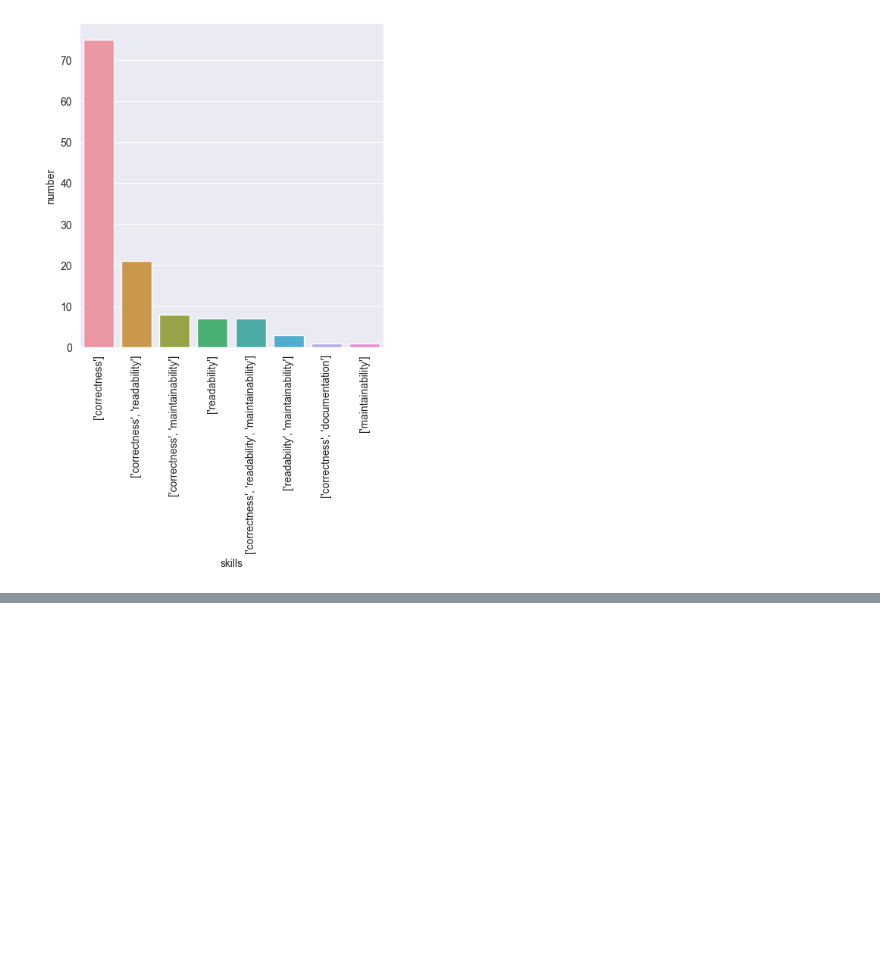
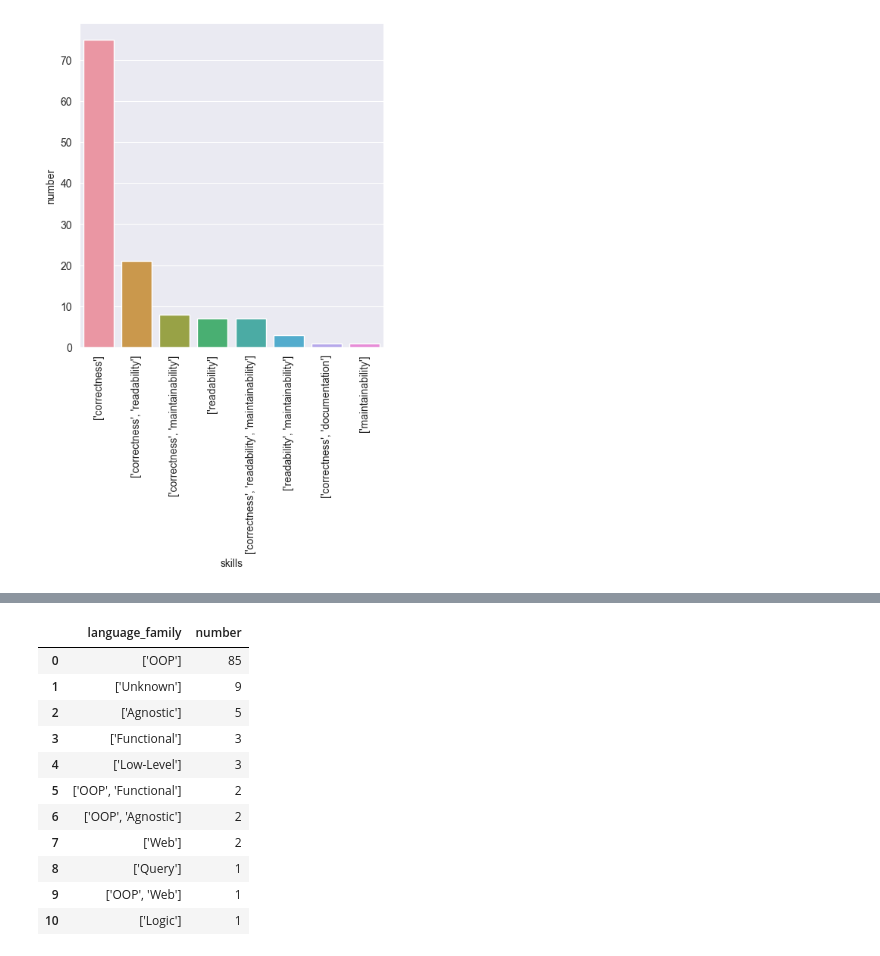
Before and after one commit to m-messer/Automated-Assessment-SLR-Data-Processing, a Jupyter notebook: analysis.ipynb, the cells around one changed output, grey strips where cells are left out. Drawn from its saved outputs; the diff is of its cells as text; code cells hidden in the pictures; blank space fills up the shorter version.

```diff
--- a/analysis.ipynb
+++ b/analysis.ipynb
@@ -191,0 +195,17 @@ plt.savefig('plots/skills.pdf', bbox_inches='tight')
+# %%
+families = pd.Series([family for family in df.lang_family]).value_counts().reset_index()
+families.columns = ["language_family", 'number']
+families
+# %% [output]
+|  | language_family | number |
+| 0 | ['OOP'] | 85 |
+| 1 | ['Unknown'] | 9 |
+| 2 | ['Agnostic'] | 5 |
+| 3 | ['Functional'] | 3 |
+| 4 | ['Low-Level'] | 3 |
+| 5 | ['OOP', 'Functional'] | 2 |
+| 6 | ['OOP', 'Agnostic'] | 2 |
+| 7 | ['Web'] | 2 |
+| 8 | ['Query'] | 1 |
+| 9 | ['OOP', 'Web'] | 1 |
+| 10 | ['Logic'] | 1 |
```
Also changed, not shown: parts of 4 cells of this notebook, 3 other files.
